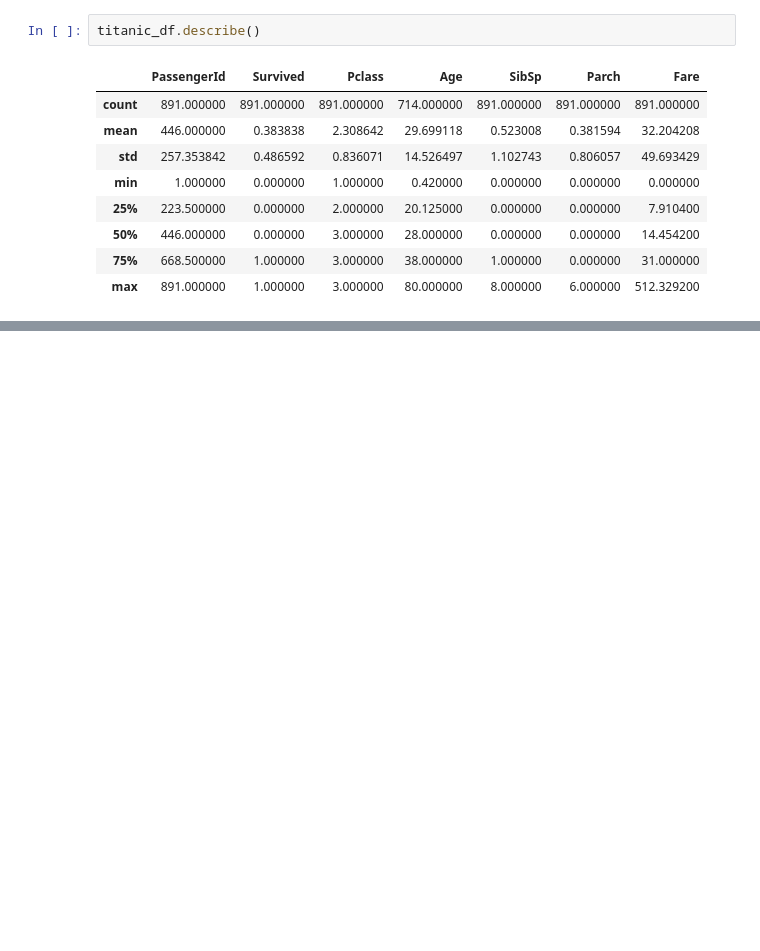
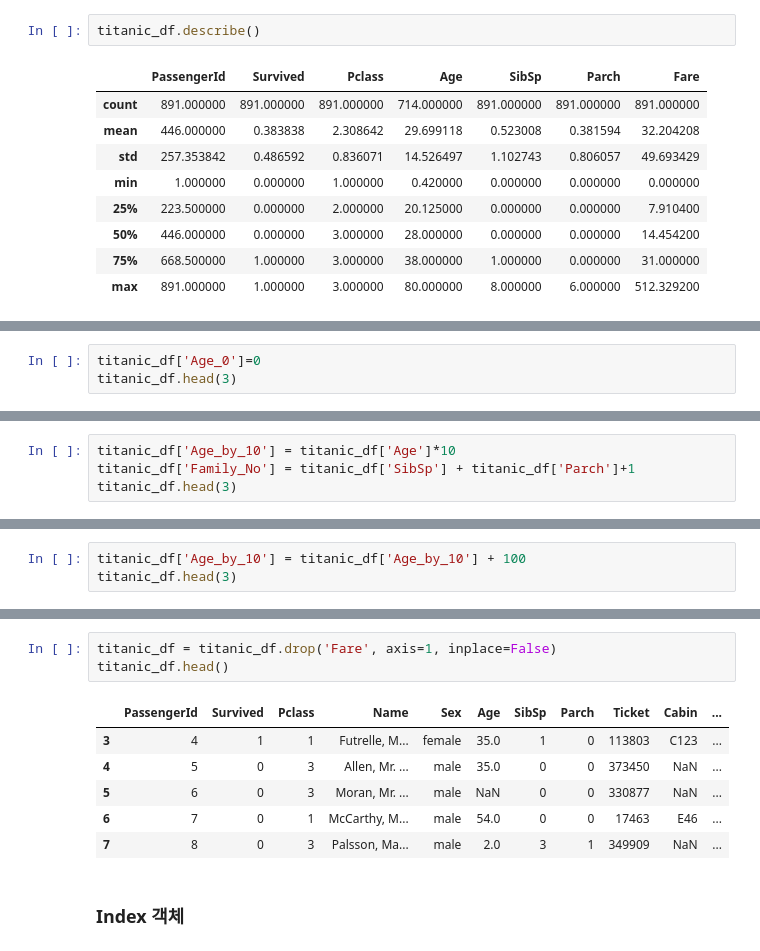
Before and after one commit to kim-jin-seop/AI_Study, a Jupyter notebook: 2.PerfectGuide/2.Pandas.ipynb, the cells around one changed output, grey strips where cells are left out. Drawn from its saved outputs; the diff is of its cells as text; blank space fills up the shorter version.

```diff
--- a/2.PerfectGuide/2.Pandas.ipynb
+++ b/2.PerfectGuide/2.Pandas.ipynb
@@ -180,0 +311,3 @@ titanic_df.describe()
+# %%
+titanic_df['Age_0']=0
+titanic_df.head(3)
@@ -180,0 +319,4 @@ titanic_df.describe()
+# %%
+titanic_df['Age_by_10'] = titanic_df['Age']*10
+titanic_df['Family_No'] = titanic_df['SibSp'] + titanic_df['Parch']+1
+titanic_df.head(3)
@@ -180,0 +328,3 @@ titanic_df.describe()
+# %%
+titanic_df['Age_by_10'] = titanic_df['Age_by_10'] + 100
+titanic_df.head(3)
@@ -180,0 +389,12 @@ titanic_df.describe()
+# %%
+titanic_df = titanic_df.drop('Fare', axis=1, inplace=False)
+titanic_df.head()
+# %% [output]
+|  | PassengerId | Survived | Pclass | Name | Sex | Age | SibSp | Parch | Ticket | Cabin | ... |
+| 3 | 4 | 1 | 1 | Futrelle, M... | female | 35.0 | 1 | 0 | 113803 | C123 | ... |
+| 4 | 5 | 0 | 3 | Allen, Mr. ... | male | 35.0 | 0 | 0 | 373450 | NaN | ... |
+| 5 | 6 | 0 | 3 | Moran, Mr. ... | male | NaN | 0 | 0 | 330877 | NaN | ... |
+| 6 | 7 | 0 | 1 | McCarthy, M... | male | 54.0 | 0 | 0 | 17463 | E46 | ... |
+| 7 | 8 | 0 | 3 | Palsson, Ma... | male | 2.0 | 3 | 1 | 349909 | NaN | ... |
+# %% [markdown]
+### Index 객체
```
Also changed, not shown: parts of 55 cells of this notebook, 1 other file.
